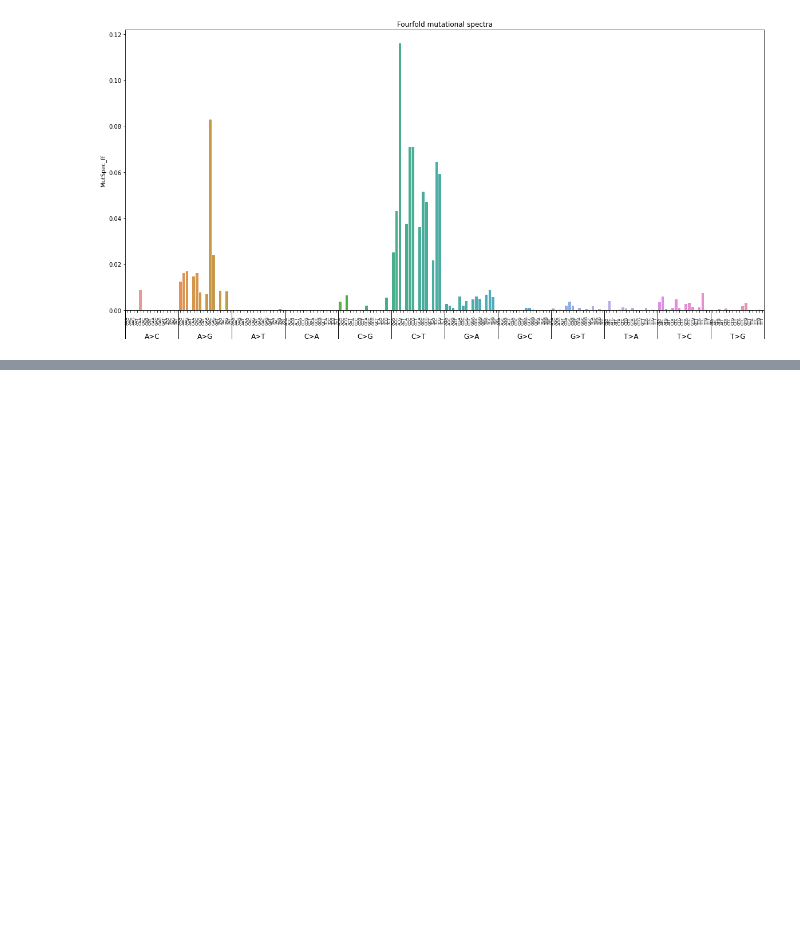
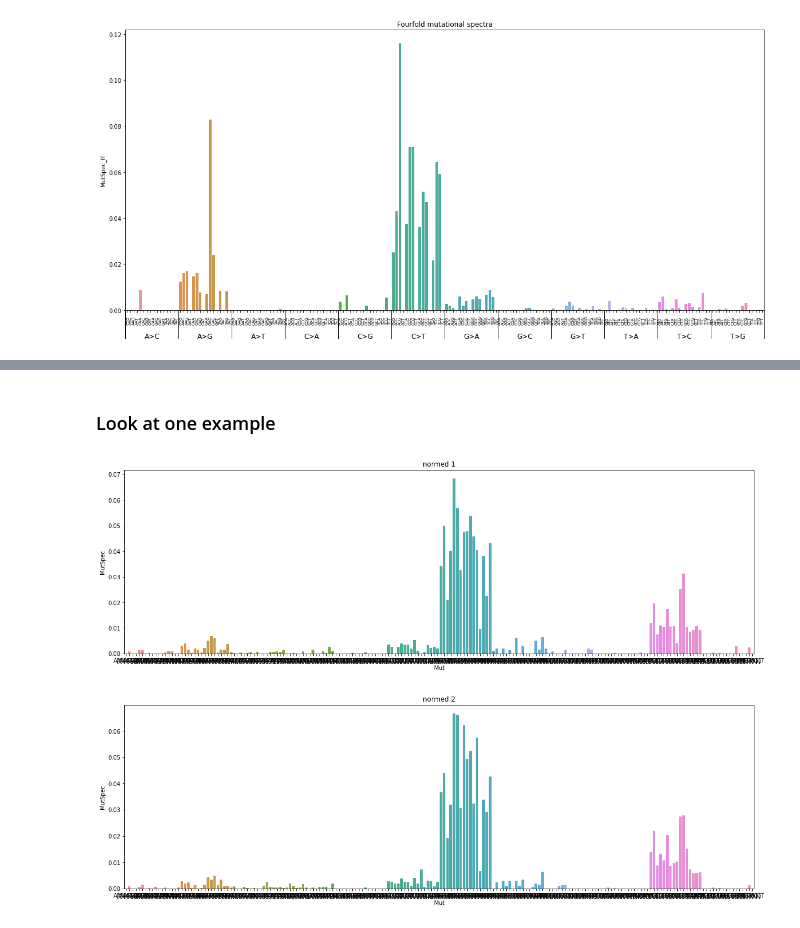
Before and after one commit to mitoclub/Signatures, a Jupyter notebook: notebooks/cancer_calc_ms.ipynb, the cells around one changed output, grey strips where cells are left out. Drawn from its saved outputs; the diff is of its cells as text; code cells hidden in the pictures; blank space fills up the shorter version.

```diff
--- a/notebooks/cancer_calc_ms.ipynb
+++ b/notebooks/cancer_calc_ms.ipynb
@@ -10,6 +10,9 @@
 - Поделить на H & L
 - Разложить на подписи
 # %%
+import warnings
+warnings.filterwarnings("ignore")
+
 import os
 import sys
 from collections import defaultdict
@@ -31,3 +34,5 @@ from mutspec.utils import (
     possible_codons, possible_sbs12, possible_sbs192,
 )
 from mutspec.utils.annot import mutations_summary, translator, rev_comp
+
+sns.set_style()
@@ -343,9 +313,6 @@ trinucl_freqs = complete_trinucl_freqs(trinucl_freqs)
 # %% [markdown]
 ## Calculate mutspec
 # %%
-MutCDS = mutations[(mutations.Type == "CDS") & (mutations.Strand == 1)]
-# MutDloop = mutations[(mutations.Type == "D-loop")]
-# MutTRNA = mutations[(mutations.Type == "tRNA")]
-# MutRRNA = mutations[(mutations.Type == "rRNA")]
+MutCDS = mutations[(mutations.Type == "CDS") & (mutations.Strand == 1) & (mutations.Label >= 0)]
 print(mutations.shape, MutCDS.shape)
 # %% [output]
@@ -504,0 +490,37 @@ findfont: Generic family 'cursive' not found because none of the following famil
+# %%
+_sim_data = []
+
+lbl = "all"
+for _ in range(500):
+    _mut1 = MutCDS.sample(MutCDS.shape[0] // 3)
+    _mut2 = MutCDS.sample(MutCDS.shape[0] // 3)
+    ms192normed1 = calculate_mutspec(_mut1, trinucl_freqs[lbl], lbl, True, False)
+    ms192normed2 = calculate_mutspec(_mut2, trinucl_freqs[lbl], lbl, True, False)
+
+    _freqs_eq = {x: 1 for x in possible_codons}
+    ms192unnormed1 = calculate_mutspec(_mut1, _freqs_eq, lbl, True, False)
+    ms192unnormed2 = calculate_mutspec(_mut2, _freqs_eq, lbl, True, False)
+
+    sim_normed   = 1 - spatial.distance.cosine(ms192normed1["MutSpec"].values, ms192normed2["MutSpec"].values)
+    sim_unnormed = 1 - spatial.distance.cosine(ms192unnormed1["MutSpec"].values, ms192unnormed2["MutSpec"].values)
+
+    _sim_data.append({
+        "normed": sim_normed,
+        "unnormed": sim_unnormed,
+    })
+df_sim = pd.DataFrame(_sim_data)
+# %% [markdown]
+### Look at one example
+# %%
+plt.figure(figsize=(20, 6))
+plt.title("normed 1")
+sns.barplot(data=ms192normed1, x="Mut", y="MutSpec", order=possible_sbs192)
+plt.show()
+
+plt.figure(figsize=(20, 6))
+plt.title("normed 2")
+sns.barplot(data=ms192normed2, x="Mut", y="MutSpec", order=possible_sbs192)
+plt.show()
+# %% [output]
+[figure, added]
+[figure, added]
```
Also changed, not shown: parts of 9 cells of this notebook.
